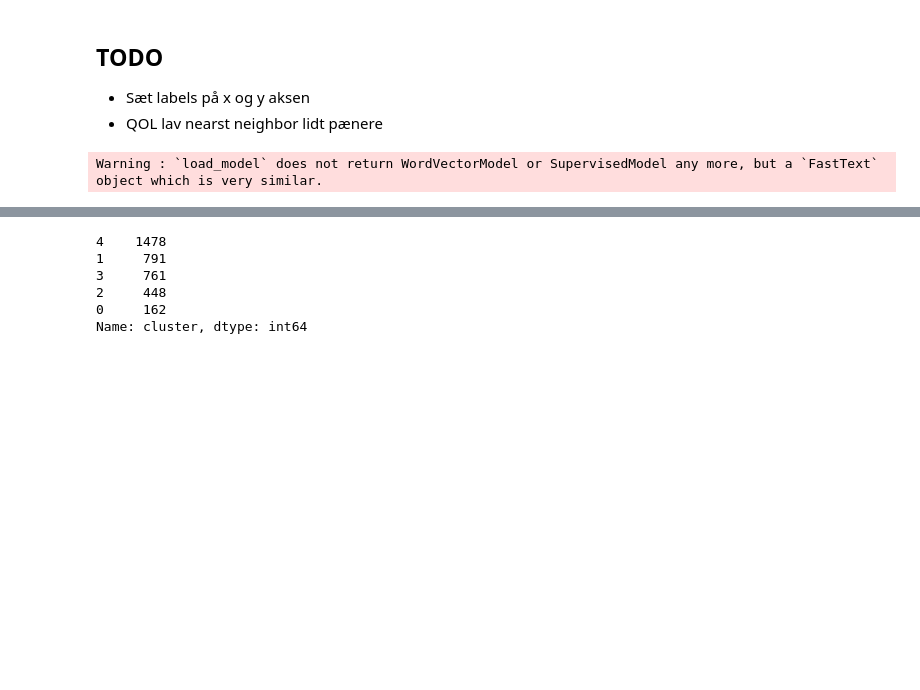
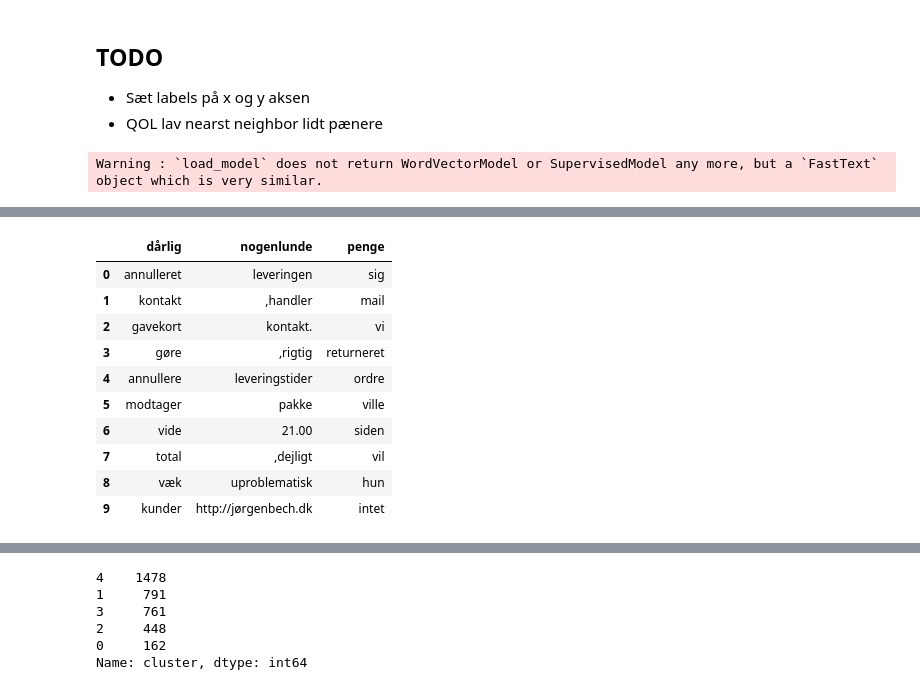
Before and after one commit to Kofoedsan/Python-TrustpilotPredict, a Jupyter notebook: 05_feature_space.ipynb, the cells around one changed output, grey strips where cells are left out. Saved outputs shown, nothing was run; the diff lists cells and outputs as text; code cells hidden in the pictures; blank space fills up the shorter version.

Commit message:
lavet nearest_neighbors funktion som laver et df ud af de forkellige values

```diff
--- a/05_feature_space.ipynb
+++ b/05_feature_space.ipynb
@@ -65,0 +26,40 @@ sendte            synes             grund             før               ,jeg
+# %%
+def nearest_neighbors(arg1, arg2, arg3):
+    title1 = arg1
+    title2 = arg2
+    title3 = arg3
+    a=[]
+    b=[]
+    c=[]
+    arg1 = model.get_nearest_neighbors(arg1)
+    arg2 = model.get_nearest_neighbors(arg2)
+    arg3 = model.get_nearest_neighbors(arg3)
+    for k, v in arg1:
+        a.append(v)
+
+    for k, v in arg2:
+        b.append(v)
+
+    for k, v in arg3:
+        c.append(v)
+    nearest_neighbors_list = pd.DataFrame(
+    {
+    title1: a,
+    title2: b,
+    title3: c
+    })
+    return nearest_neighbors_list.head(10)
+
+nearest_neighbors('dårlig', 'nogenlunde', 'penge')
+# %% [output]
+|  | dårlig | nogenlunde | penge |
+| 0 | annulleret | leveringen | sig |
+| 1 | kontakt | ,handler | mail |
+| 2 | gavekort | kontakt. | vi |
+| 3 | gøre | ,rigtig | returneret |
+| 4 | annullere | leveringstider | ordre |
+| 5 | modtager | pakke | ville |
+| 6 | vide | 21.00 | siden |
+| 7 | total | ,dejligt | vil |
+| 8 | væk | uproblematisk | hun |
+| 9 | kunder | http://jørgenbech.dk | intet |
```
Also changed, not shown: parts of 3 cells of this notebook.
